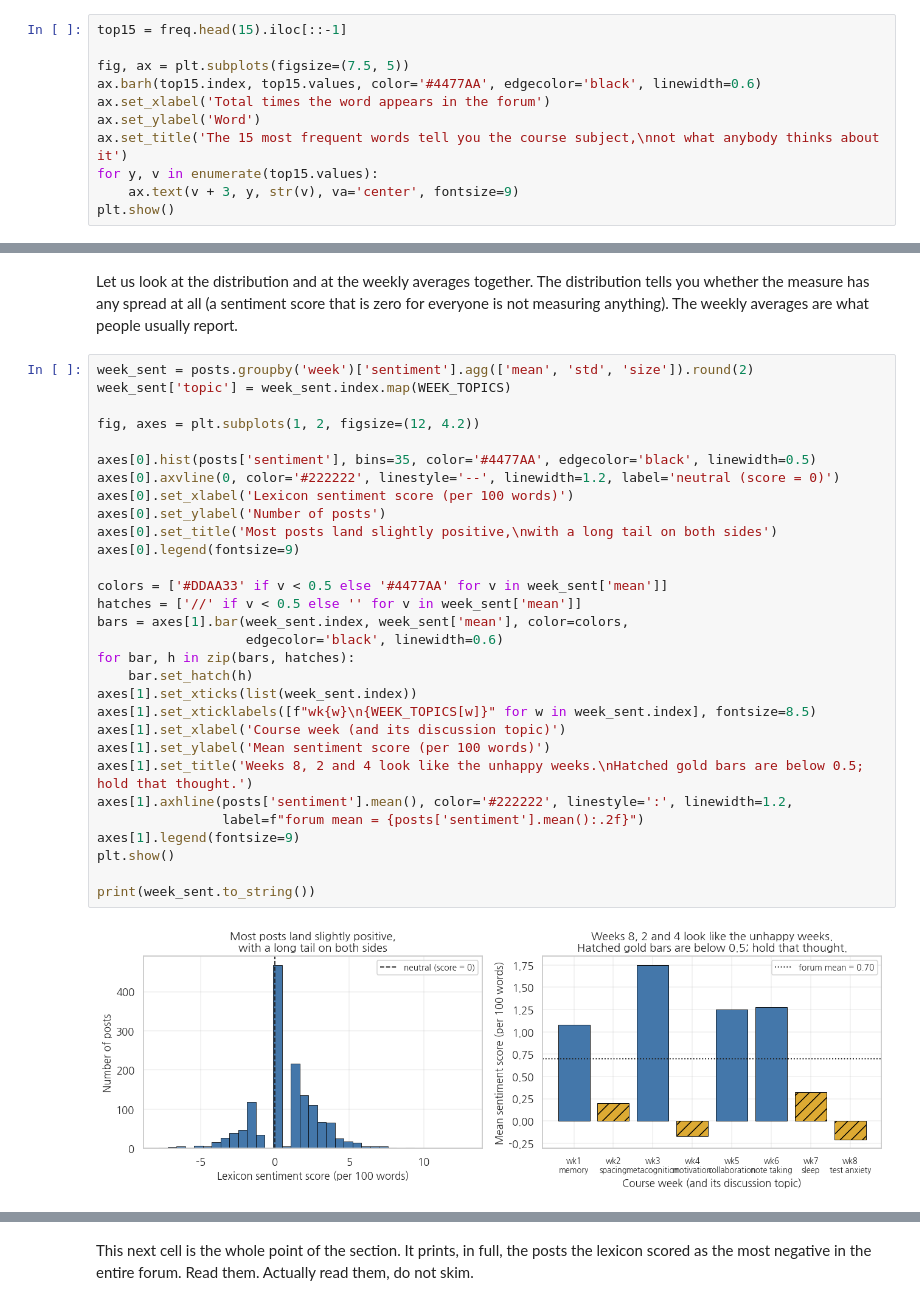
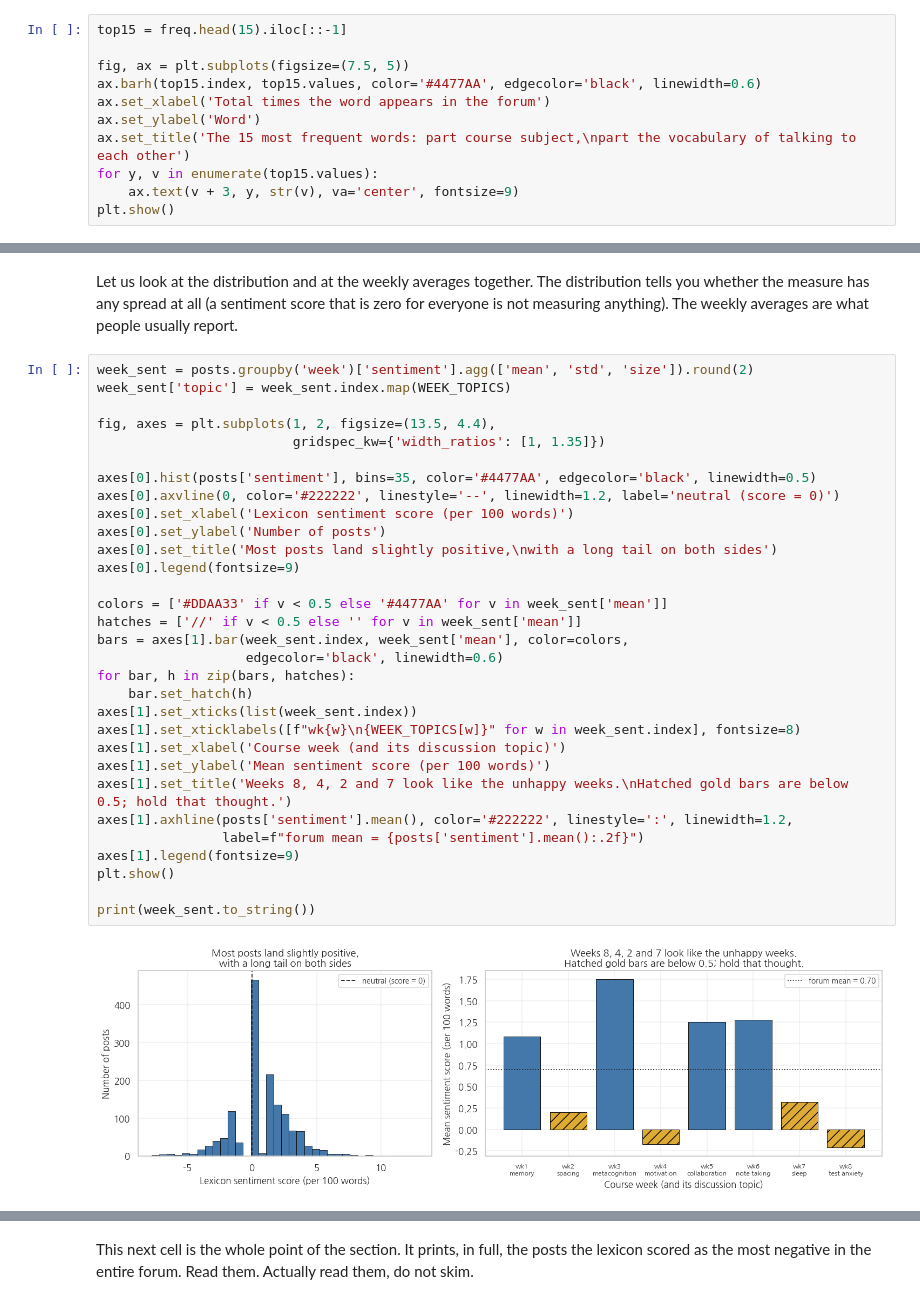
Before and after one commit to HakeoungLee/edis8100-teaching-learning-analytics, a Jupyter notebook: week05-miniproject2-text-nlp/week05_miniproject2_text_analytics.ipynb, the cells around one changed output, grey strips where cells are left out. Saved outputs shown, nothing was run; the diff lists cells and outputs as text.

```diff
--- a/week05-miniproject2-text-nlp/week05_miniproject2_text_analytics.ipynb
+++ b/week05-miniproject2-text-nlp/week05_miniproject2_text_analytics.ipynb
@@ -1480,7 +1480,7 @@ fig, ax = plt.subplots(figsize=(7.5, 5))
 ax.barh(top15.index, top15.values, color='#4477AA', edgecolor='black', linewidth=0.6)
 ax.set_xlabel('Total times the word appears in the forum')
 ax.set_ylabel('Word')
-ax.set_title('The 15 most frequent words tell you the course subject,\nnot what anybody thinks about it')
+ax.set_title('The 15 most frequent words: part course subject,\npart the vocabulary of talking to each other')
 for y, v in enumerate(top15.values):
     ax.text(v + 3, y, str(v), va='center', fontsize=9)
 plt.show()
@@ -1616,35 +1620,36 @@ Let us look at the distribution and at the weekly averages together. The distrib
 # %%
 week_sent = posts.groupby('week')['sentiment'].agg(['mean', 'std', 'size']).round(2)
 week_sent['topic'] = week_sent.index.map(WEEK_TOPICS)
 
-fig, axes = plt.subplots(1, 2, figsize=(12, 4.2))
+fig, axes = plt.subplots(1, 2, figsize=(13.5, 4.4),
+                         gridspec_kw={'width_ratios': [1, 1.35]})
 
 axes[0].hist(posts['sentiment'], bins=35, color='#4477AA', edgecolor='black', linewidth=0.5)
 axes[0].axvline(0, color='#222222', linestyle='--', linewidth=1.2, label='neutral (score = 0)')
 axes[0].set_xlabel('Lexicon sentiment score (per 100 words)')
 axes[0].set_ylabel('Number of posts')
 axes[0].set_title('Most posts land slightly positive,\nwith a long tail on both sides')
 axes[0].legend(fontsize=9)
 
 colors = ['#DDAA33' if v < 0.5 else '#4477AA' for v in week_sent['mean']]
 hatches = ['//' if v < 0.5 else '' for v in week_sent['mean']]
 bars = axes[1].bar(week_sent.index, week_sent['mean'], color=colors,
                    edgecolor='black', linewidth=0.6)
 for bar, h in zip(bars, hatches):
     bar.set_hatch(h)
 axes[1].set_xticks(list(week_sent.index))
-axes[1].set_xticklabels([f"wk{w}\n{WEEK_TOPICS[w]}" for w in week_sent.index], fontsize=8.5)
+axes[1].set_xticklabels([f"wk{w}\n{WEEK_TOPICS[w]}" for w in week_sent.index], fontsize=8)
 axes[1].set_xlabel('Course week (and its discussion topic)')
 axes[1].set_ylabel('Mean sentiment score (per 100 words)')
-axes[1].set_title('Weeks 8, 2 and 4 look like the unhappy weeks.\nHatched gold bars are below 0.5; hold that thought.')
+axes[1].set_title('Weeks 8, 4, 2 and 7 look like the unhappy weeks.\nHatched gold bars are below 0.5; hold that thought.')
 axes[1].axhline(posts['sentiment'].mean(), color='#222222', linestyle=':', linewidth=1.2,
                 label=f"forum mean = {posts['sentiment'].mean():.2f}")
 axes[1].legend(fontsize=9)
 plt.show()
 
 print(week_sent.to_string())
 # %% [output]
-[figure, old version]
+[figure, new version]
       mean   std  size          topic
 week
 1     1.08  1.78   195         memory
```
Also changed, not shown: parts of 24 cells of this notebook, 5 other files.
